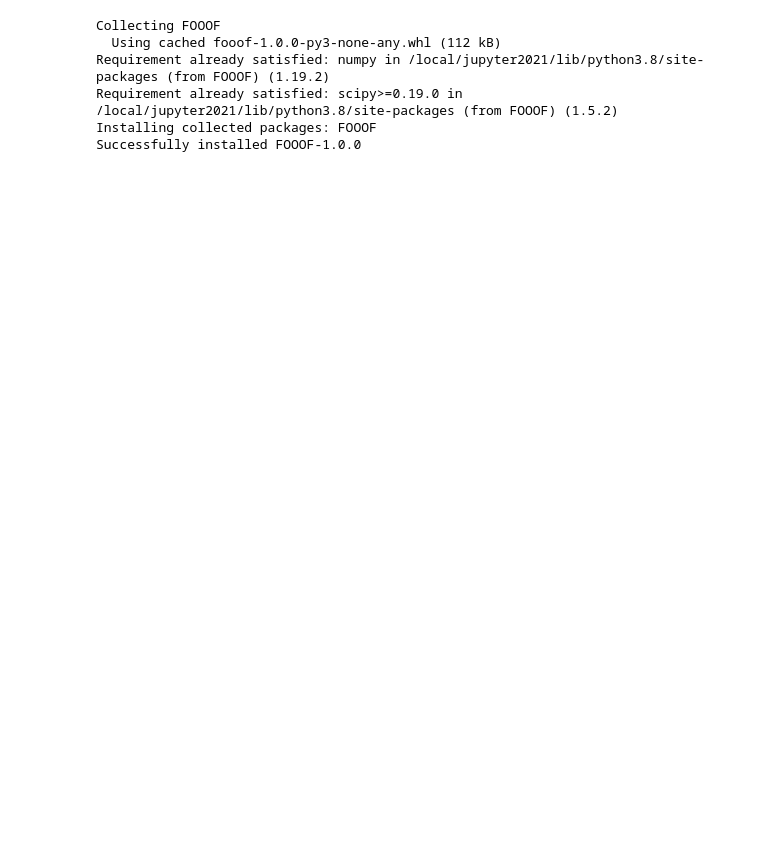
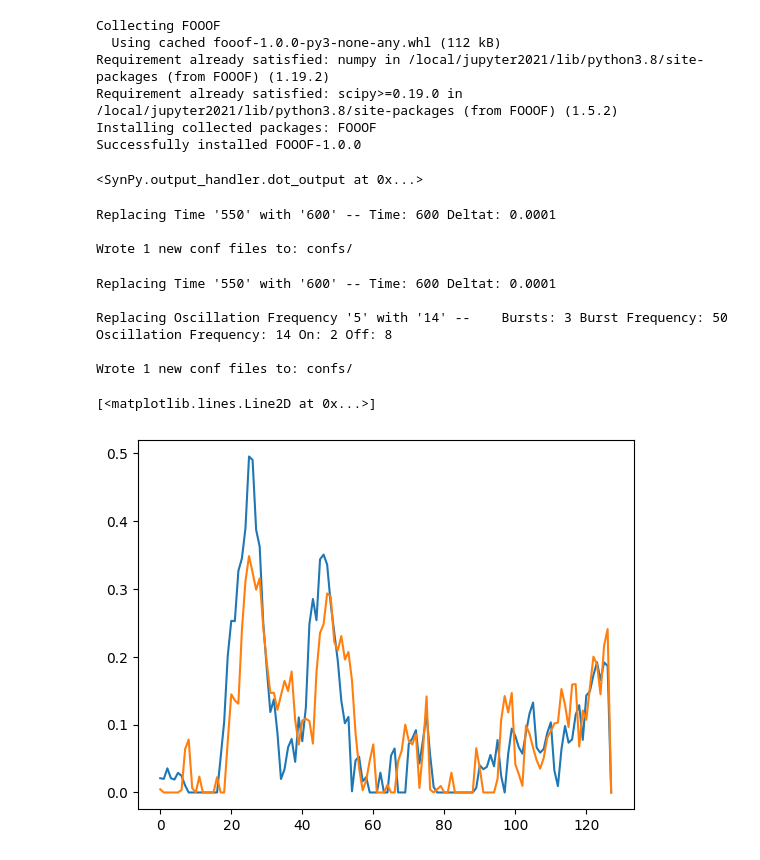
Before and after one commit to GriffithsLab/SynPy, a Jupyter notebook: SynPy/SynPy_playing.ipynb, the cells around one changed output. Saved outputs shown, nothing was run; the diff lists cells and outputs as text; code cells hidden in the pictures; blank space fills up the shorter version.

```diff
--- a/SynPy/SynPy_playing.ipynb
+++ b/SynPy/SynPy_playing.ipynb
@@ -7,3 +7,72 @@ Requirement already satisfied: numpy in /local/jupyter2021/lib/python3.8/site-pa
 Requirement already satisfied: scipy>=0.19.0 in /local/jupyter2021/lib/python3.8/site-packages (from FOOOF) (1.5.2)
 Installing collected packages: FOOOF
 Successfully installed FOOOF-1.0.0
+# %%
+tt = dot_output('outputs/eirs-tms-custom.output')
+tt
+# %% [output]
+<SynPy.output_handler.dot_output at 0x...>
+# %%
+dot_conf('eirs-cadp-custom.conf').run(params = {'Time' : 600})
+
+gg = dot_output('outputs/eirs-cadp-custom.output')
+gg = gg.df()
+# %% [output]
+Replacing Time '550' with '600' -- Time: 600 Deltat: 0.0001
+
+Wrote 1 new conf files to: confs/
+# %%
+dot_conf('eirs-tms-custom.conf').run(params = {'Time' : 600, 'Oscillation Frequency' : 14})
+
+gg = dot_output('outputs/eirs-tms-custom.output')
+gg = gg.df()
+# %% [output]
+Replacing Time '550' with '600' -- Time: 600 Deltat: 0.0001
+
+Replacing Oscillation Frequency '5' with '14' --    Bursts: 3 Burst Frequency: 50 Oscillation Frequency: 14 On: 2 Off: 8
+
+Wrote 1 new conf files to: confs/
+# %%
+pre_stim = gg.loc[:tt.stim_onset - 10]
+post_stim = gg.loc[tt.stim_onset +  tt.stim_duration + 110:]
+
+welch_df = pre_post_PSD(pre_stim['pop.e.v'], post_stim['pop.e.v'], tt.sampling_rate)
+welch_df = welch_df.drop(welch_df.index[0])
+
+
+bins = np.array(welch_df.index)
+
+pre_spectrum = welch_df[['pre_power']].values.flatten()
+post_spectrum = welch_df[['post_power']].values.flatten()
+
+freq_range = [bins.min(), bins.max()]
+
+
+
+fm = FOOOF(aperiodic_mode='knee', verbose = False)
+
+from fooof.sim.gen import gen_aperiodic
+
+
+fm.fit(bins, pre_spectrum, freq_range)
+ap_fit = gen_aperiodic(fm.freqs, fm._robust_ap_fit(fm.freqs, fm.power_spectrum))
+init_flat_spec = fm.power_spectrum - ap_fit
+pre_flat_spec = [max(0, x) for x in init_flat_spec]
+# fm.print_results()
+
+fm.fit(bins, post_spectrum, freq_range)
+ap_fit = gen_aperiodic(fm.freqs, fm._robust_ap_fit(fm.freqs, fm.power_spectrum))
+init_flat_spec = fm.power_spectrum - ap_fit
+post_flat_spec = [max(0, x) for x in init_flat_spec]
+# fm.print_results()
+
+# fm.plot()
+
+
+plt.plot(pre_flat_spec)
+plt.plot(post_flat_spec)
+
+# fm.get_params('peak_params')
+# %% [output]
+[<matplotlib.lines.Line2D at 0x...>]
+[figure, added]
```
Also changed, not shown: parts of 31 cells of this notebook, 1 other file.
